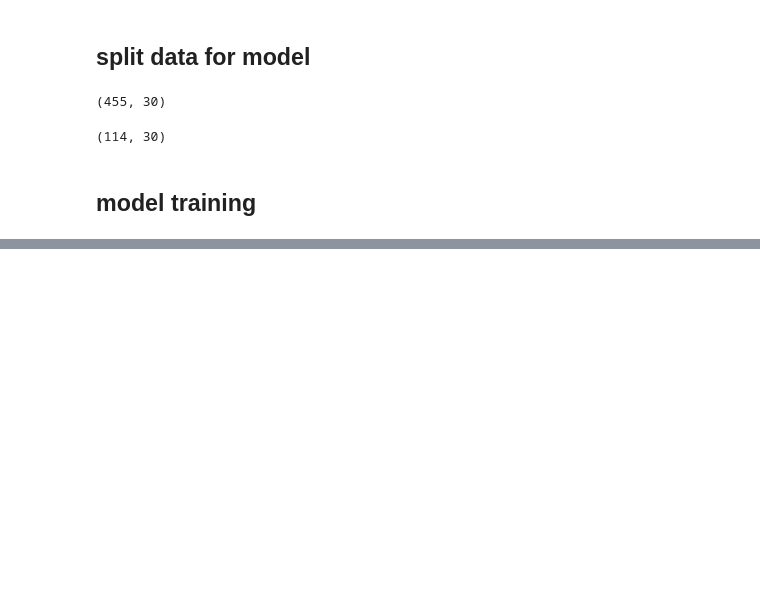
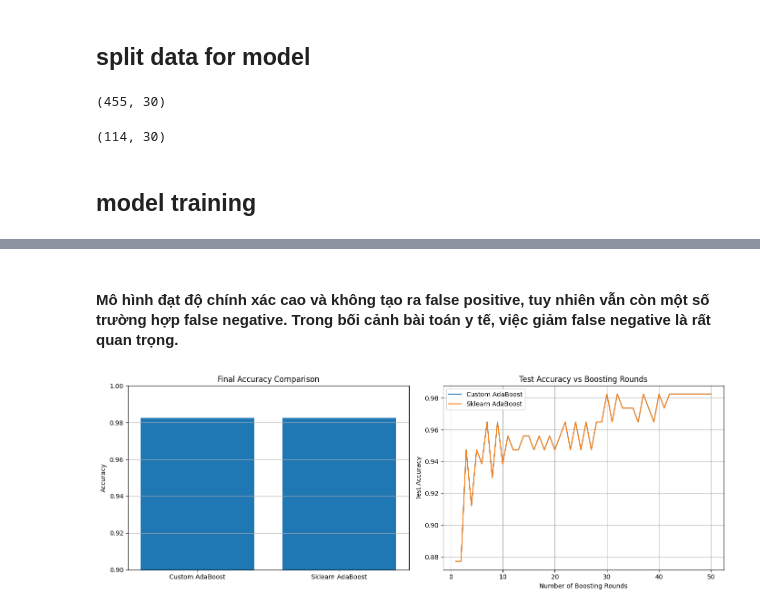
Before and after one commit to Le-Chi-Bao/Adaboost-breast-cancer-prediction, a Jupyter notebook: Adaboost.ipynb, the cells around one changed output, grey strips where cells are left out. Drawn from its saved outputs; the diff is of its cells as text; code cells hidden in the pictures; blank space fills up the shorter version.

```diff
--- a/Adaboost.ipynb
+++ b/Adaboost.ipynb
@@ -326,0 +438,29 @@ The accuracy_score of the model is: 0.9825
+# %% [markdown]
+#### Mô hình đạt độ chính xác cao và không tạo ra false positive, tuy nhiên vẫn còn một số trường hợp false negative. Trong bối cảnh bài toán y tế, việc giảm false negative là rất quan trọng.
+# %%
+fig, axes = plt.subplots(1, 2, figsize=(14, 5))
+
+# Plot 1: Accuracy comparison
+models = ['Custom AdaBoost', 'Sklearn AdaBoost']
+scores = [acc_custom, acc_sk]
+
+
+axes[0].bar(models, scores)
+axes[0].set_ylim(0.9, 1.0)
+axes[0].set_ylabel('Accuracy')
+axes[0].set_title('Final Accuracy Comparison')
+axes[0].grid(True, axis='y')
+
+# Plot 2: Accuracy vs boosting rounds
+axes[1].plot(rounds, custom_test_acc, label='Custom AdaBoost')
+axes[1].plot(rounds, sk_test_acc, label='Sklearn AdaBoost')
+axes[1].set_xlabel('Number of Boosting Rounds')
+axes[1].set_ylabel('Test Accuracy')
+axes[1].set_title('Test Accuracy vs Boosting Rounds')
+axes[1].legend()
+axes[1].grid(True)
+
+plt.tight_layout()
+plt.show()
+# %% [output]
+[figure, added]
```
Also changed, not shown: parts of 19 cells of this notebook.
